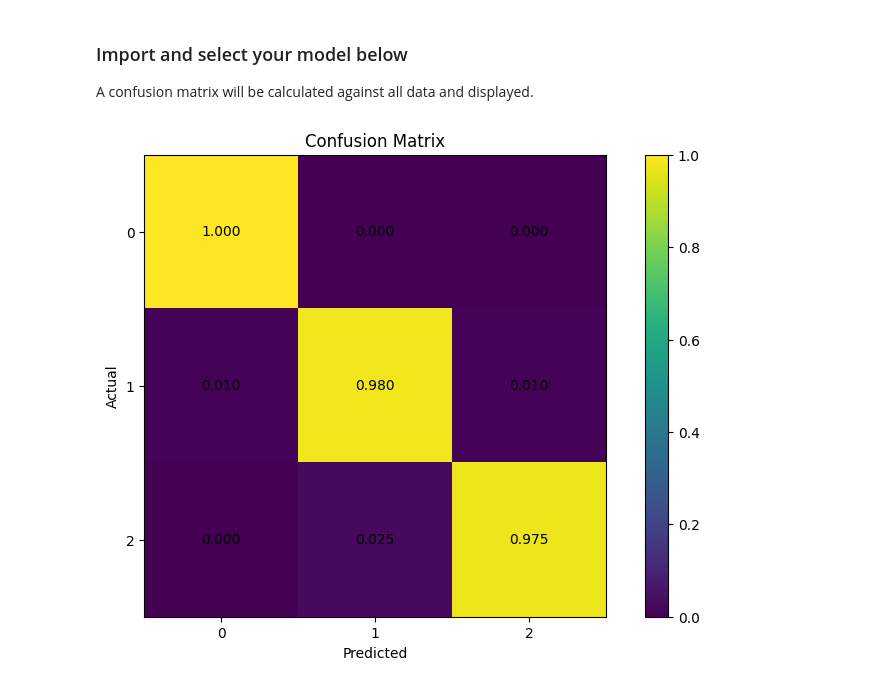
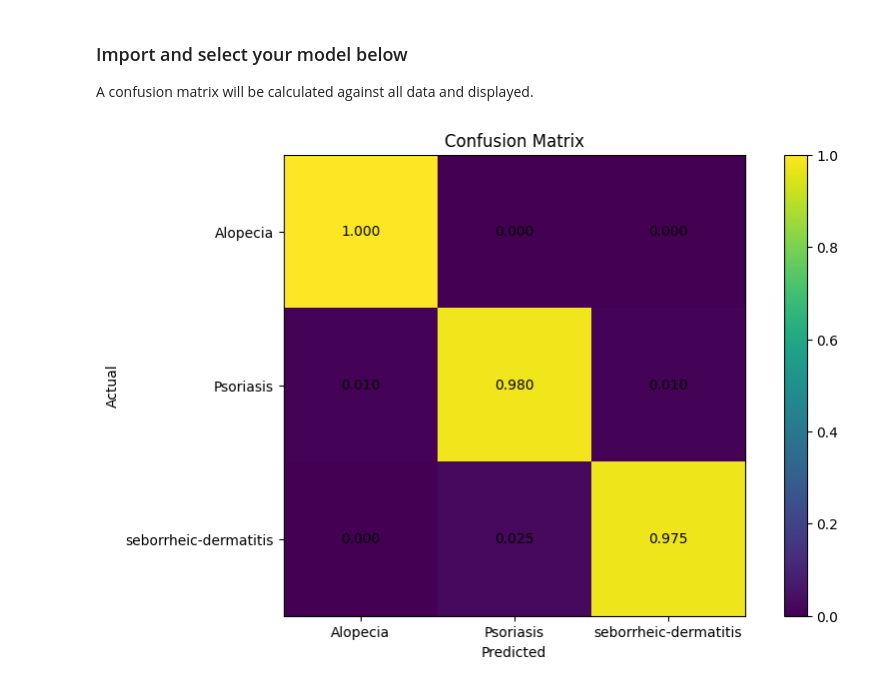
Before and after one commit to josephyooo/HPRS, a Jupyter notebook: model_evaluation.ipynb, the cells around one changed output. Saved outputs shown, nothing was run; the diff lists cells and outputs as text; code cells hidden in the pictures.

Commit message:
Put label names on axis ticks, remove unnecessary code

```diff
--- a/model_evaluation.ipynb
+++ b/model_evaluation.ipynb
@@ -26,7 +26,7 @@ def calculate_confusion_matrix(model, dataloader, device, num_classes):
 
     return matrix
 
-def display_confusion_matrix(confusion_matrix, num_classes, log_scale=False):
+def display_confusion_matrix(confusion_matrix, num_classes, class_names=None, log_scale=False):
     fig, ax = plt.subplots()
 
     ax.set_title('Confusion Matrix')
@@ -47,6 +47,9 @@ def display_confusion_matrix(confusion_matrix, num_classes, log_scale=False):
     ax.set_ylabel('Actual')
     ax.set_xticks(np.arange(num_classes))
     ax.set_yticks(np.arange(num_classes))
+    if class_names:
+        ax.set_xticklabels(class_names)
+        ax.set_yticklabels(class_names)
     ax.xaxis.set_ticks_position('bottom')
 
     for (i, j), z in np.ndenumerate(confusion_matrix):
@@ -61,32 +64,35 @@ if __name__ == "__main__":
     import os
     import re
 
     from data_prep import DermNet, get_dataloaders
     from googlenet_scalp import GoogLeNet_Scalp
 
     # select model here
     model = GoogLeNet_Scalp
 
     # setup data and model
     dataset = DermNet()
     dataloader, _ = get_dataloaders(dataset=dataset, split=0, shuffle=False)
     num_classes = len(dataset.classes)
 
     device = torch.device('cuda' if torch.cuda.is_available() else 'cpu')
     model = model(device, num_classes)
 
     weight_files = os.listdir('weights')
     target_weight = model.__class__.__name__.lower()
     r = re.compile(f'{target_weight}.+')
     weight_files = list(filter(r.match, weight_files))
     if weight_files:
         target_weight = weight_files[0] # greedy search
         model.load_state_dict(torch.load(f'weights/{target_weight}'))
     else:
         print(f'No weights found for {target_weight}. Continuing with random weights.')
 
     # calculate and display confusion matrix
+    class_names = dataset.classes
+    class_names = [class_names[x][:-9] for x in range(num_classes)]
+
     confusion_matrix = calculate_confusion_matrix(model, dataloader, device, num_classes)
-    display_confusion_matrix(confusion_matrix, num_classes, log_scale=True)
+    display_confusion_matrix(confusion_matrix, num_classes, class_names=class_names, log_scale=True)
 # %% [output]
-[figure, old version]
+[figure, new version]
```
